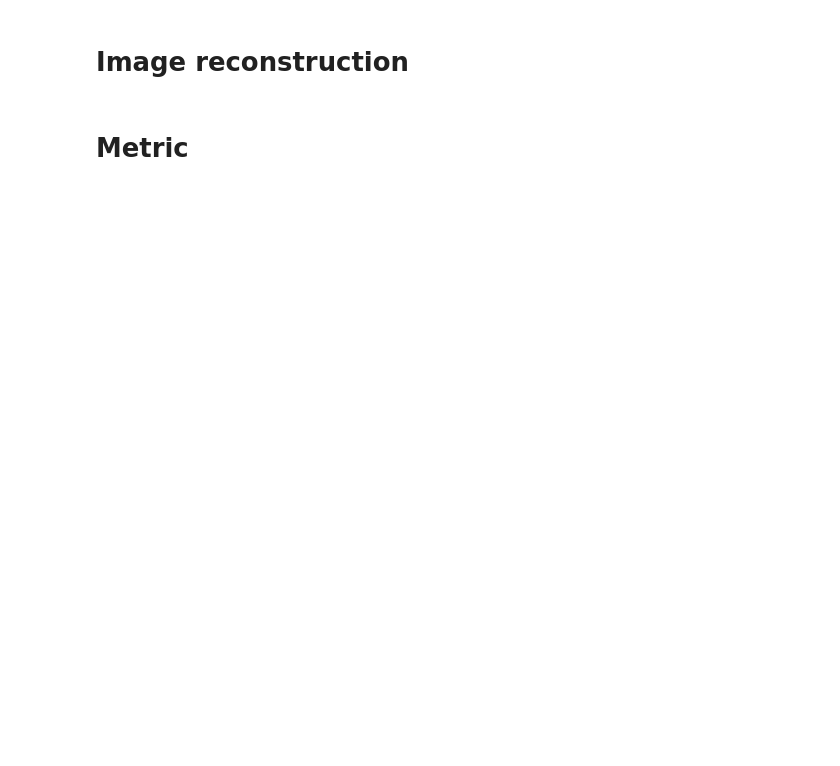
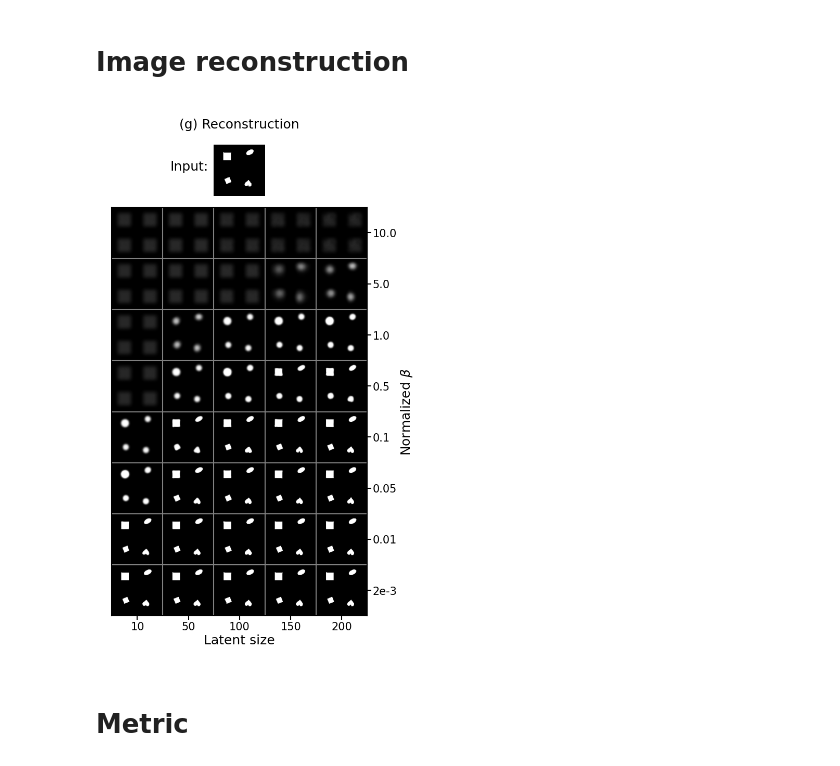
Before and after one commit to kuangdai/disentangling-vae, a Jupyter notebook: e_vae_proj/bvae_dsprites/plot_results.ipynb, the cells around one changed output. Drawn from its saved outputs; the diff is of its cells as text; code cells hidden in the pictures; blank space fills up the shorter version.

```diff
--- a/e_vae_proj/bvae_dsprites/plot_results.ipynb
+++ b/e_vae_proj/bvae_dsprites/plot_results.ipynb
@@ -50,31 +50,37 @@ for i, nlat in enumerate(nlats_img):
         img_big[(i * N):(i * N + N), (j * N):(j * N + N)] = make_pred(nlat, beta, data)
 # %%
 fig, axes = plt.subplots(nrows=2, ncols=1, gridspec_kw={'height_ratios': [1, 8]},
-                         dpi=300, facecolor='w')
+                         dpi=300, facecolor='w', figsize=(6, 4))
 plt.subplots_adjust(hspace=0.05)
 
 ax = axes[0]
 ax.imshow(img_data.T, origin='lower', cmap='binary_r')
 ax.axis('off')
 ax.text(-110, 64, 'Input:', fontsize=fontsize)
 ax.set_title('(g) Reconstruction', fontsize=fontsize, y=1.2)
 
 ax = axes[1]
 ax.imshow(img_big.T, origin='lower', cmap='binary_r')
 ax.set_xticks(np.arange(N, len(nlats_img) * N - 1, N) - .5, minor=True)
 ax.set_yticks(np.arange(N, len(betas_img) * N - 1, N) - .5, minor=True)
 ax.grid(which='minor', c='gray', lw=.5)
 ax.set_xticks(np.arange(N / 2, len(nlats_img) * N - 1, N))
 ax.set_yticks(np.arange(N / 2, len(betas_img) * N - 1, N))
 ax.set_xticklabels(nlats_img, fontsize=fontsize-1)
 ax.set_xlabel(r'Latent size', fontsize=fontsize)
 ax.set_yticklabels(betas_img, fontsize=fontsize-1)
+yl = ax.get_yticklabels()
+yl[0] = yl[0].__class__(0, 5, '2e-3')
+ax.set_yticklabels(yl)
 ax.set_ylabel(r'Normalized $\beta$', fontsize=fontsize)
 ax.yaxis.tick_right()
 ax.yaxis.set_label_position("right")
 ax.tick_params('both', length=2, pad=0.5, which='major', labelsize=fontsize-1)
-plt.savefig('reconstruction.pdf', bbox_inches='tight', pad_inches=0.05)
+
+plt.savefig('figures/reconstruction.pdf', bbox_inches='tight', pad_inches=0.05)
 plt.show()
+# %% [output]
+[figure, added]
 # %% [markdown]
 # Metric
 # %%
```
Also changed, not shown: parts of 5 cells of this notebook, 8 other files.
